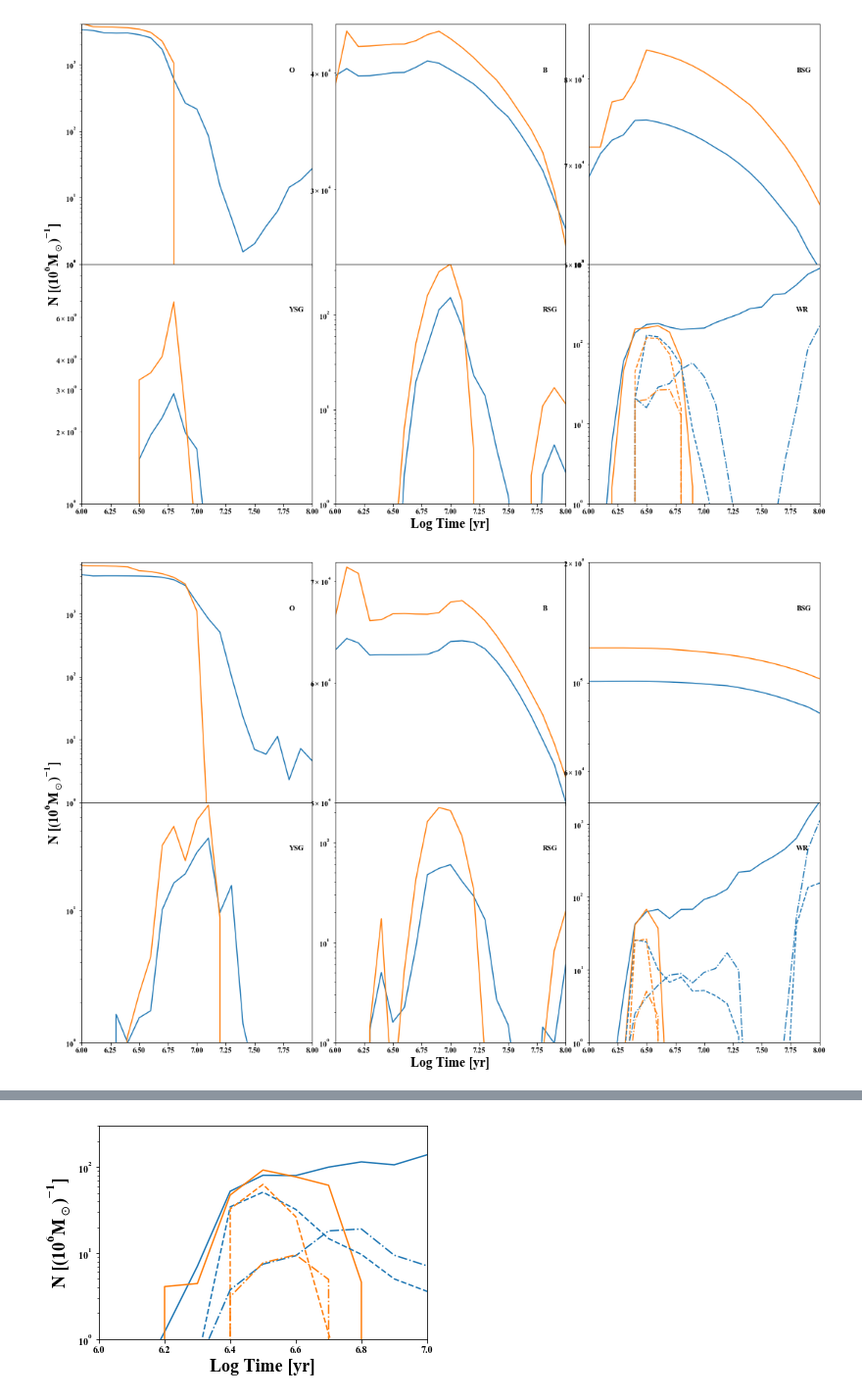
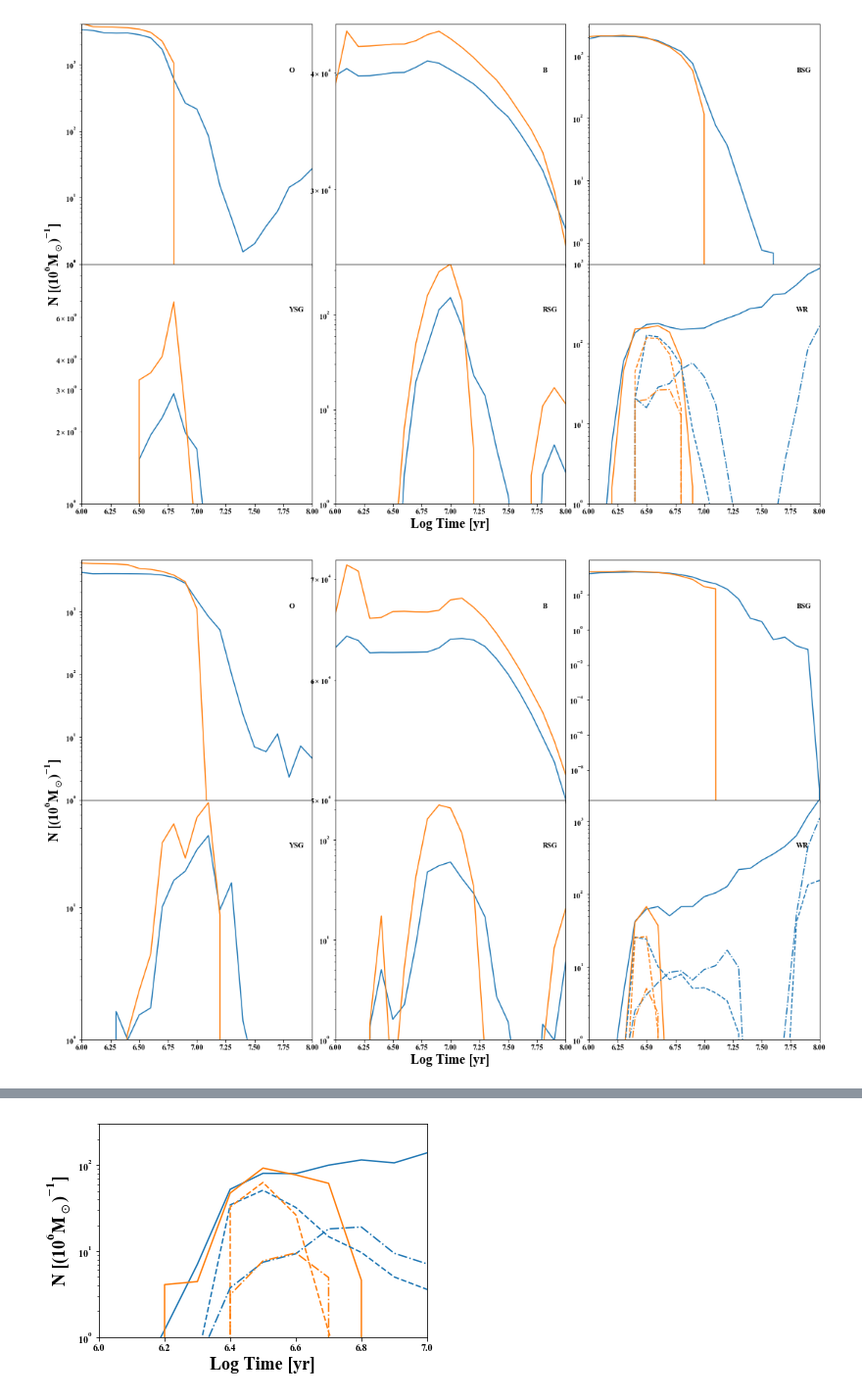
Before and after one commit to tzdwi/Diagnostics, a Jupyter notebook: code/diagnostics.ipynb, the cells around one changed output, grey strips where cells are left out. Shown at 98% size. Saved outputs shown, nothing was run; the diff lists cells and outputs as text; code cells hidden in the pictures.

```diff
--- a/code/diagnostics.ipynb
+++ b/code/diagnostics.ipynb
@@ -7,7 +7,7 @@ from matplotlib import pyplot as plt, cm as cm, patheffects as pe
 bpass_dir = '../data/BPASS/BPASSv2.1_imf135_300/'
 logages = np.genfromtxt(bpass_dir+'numbers-bin.z014.dat',unpack=True,usecols=(0))
 # %%
-cols_dict = {'WR':(8,9,10,18,19,20),'RSG':(6,7),'WC':(10,20),'WN':(9,19),'BSG':(1,2,3,4,11,12,13,14),'YSG':(5),'O':(1,11),'B':(3,13)}
+cols_dict = {'WR':(8,9,10,18,19,20),'WR_SG':(8,9,10),'RSG':(6,7),'WC':(10,20),'WN':(9,19),'WC_SG':(10),'WN_SG':(9),'BSG':(1,2,3,4),'YSG':(5),'O':(1,11),'B':(3,13)}
 # %%
 zs = ['zem5','zem4','z001','z002','z004','z006','z008','z010','z014','z020','z030','z040']
 z_float = [1.0e-5,1.0e-4,0.001,0.002,0.004,0.006,0.008,0.01,0.014,0.020,0.030,0.040]
@@ -86,35 +86,35 @@ ax4.plot(logages,get_arrs('YSG','z014')[1])
 
 ax5.plot(logages,get_arrs('RSG','z014')[0])
 ax5.plot(logages,get_arrs('RSG','z014')[1])
 
 ax6.plot(logages,get_arrs('WR','z014')[0],c='C0')
 ax6.plot(logages,get_arrs('WR','z014')[1],c='C1')
 ax6.plot(logages,get_arrs('WC','z014')[0],c='C0',ls='--')
 ax6.plot(logages,get_arrs('WC','z014')[1],c='C1',ls='--')
 ax6.plot(logages,get_arrs('WN','z014')[0],c='C0',ls='-.')
 ax6.plot(logages,get_arrs('WN','z014')[1],c='C1',ls='-.')
 
 ax1.set(xlim=(6,8), ylim=(1,4000),yscale='log')
 ax2.set(ylim=(2.5e4,4.5e4),yscale='log')
-ax3.set(ylim=(6e4,8.7e4),yscale='log')
+ax3.set(yscale='log')
 ax4.set(ylim=(1,10),yscale='log')
 ax5.set(ylim=(1,350),yscale='log')
 ax6.set(ylim=(1,1000),yscale='log')
 
 ax1.annotate('O', xy=(0,0), xycoords='axes fraction', xytext=(0.9, 0.8), textcoords='axes fraction')
 ax2.annotate('B', xy=(0,0), xycoords='axes fraction', xytext=(0.9, 0.8), textcoords='axes fraction')
 ax3.annotate('BSG', xy=(0,0), xycoords='axes fraction', xytext=(0.9, 0.8), textcoords='axes fraction')
 ax4.annotate('YSG', xy=(0,0), xycoords='axes fraction', xytext=(0.9, 0.8), textcoords='axes fraction')
 ax5.annotate('RSG', xy=(0,0), xycoords='axes fraction', xytext=(0.9, 0.8), textcoords='axes fraction')
 ax6.annotate('WR', xy=(0,0), xycoords='axes fraction', xytext=(0.9, 0.8), textcoords='axes fraction')
 
 
 labax.set_xlabel('Log Time [yr]',fontsize=18,family='serif')
 labax.set_ylabel('N [$(10^6 M_\odot)^{-1}$]',fontsize=18,family='serif')
 
 plt.savefig('../plots/z014_all_comp.eps')
 # %% [output]
-[figure, old version]
+[figure, new version]
 # %%
 #Let's make a plot of all of the different ratios, now at SMC metallicity
 fig = plt.figure(figsize=(18,12))
@@ -157,7 +157,7 @@ ax6.plot(logages,get_arrs('WN','z002')[1],c='C1',ls='-.')
 
 ax1.set(xlim=(6,8), ylim=(1,6500),yscale='log')
 ax2.set(ylim=(5e4,7.2e4),yscale='log')
-ax3.set(ylim=(5e4,2e5),yscale='log')
+ax3.set(yscale='log')
 ax4.set(ylim=(1,65),yscale='log')
 ax5.set(ylim=(1,250),yscale='log')
 ax6.set(ylim=(1,2000),yscale='log')
@@ -174,7 +174,7 @@ labax.set_ylabel('N [$(10^6 M_\odot)^{-1}$]',fontsize=18,family='serif')
 
 plt.savefig('../plots/z002_all_comp.eps')
 # %% [output]
-[figure, old version]
+[figure, new version]
 # %%
 #Let's make a plot of all of the different ratios, now at 2x solar metallicity
 fig = plt.figure(figsize=(18,12))
```
Also changed, not shown: parts of 9 cells of this notebook, 9 other files.
